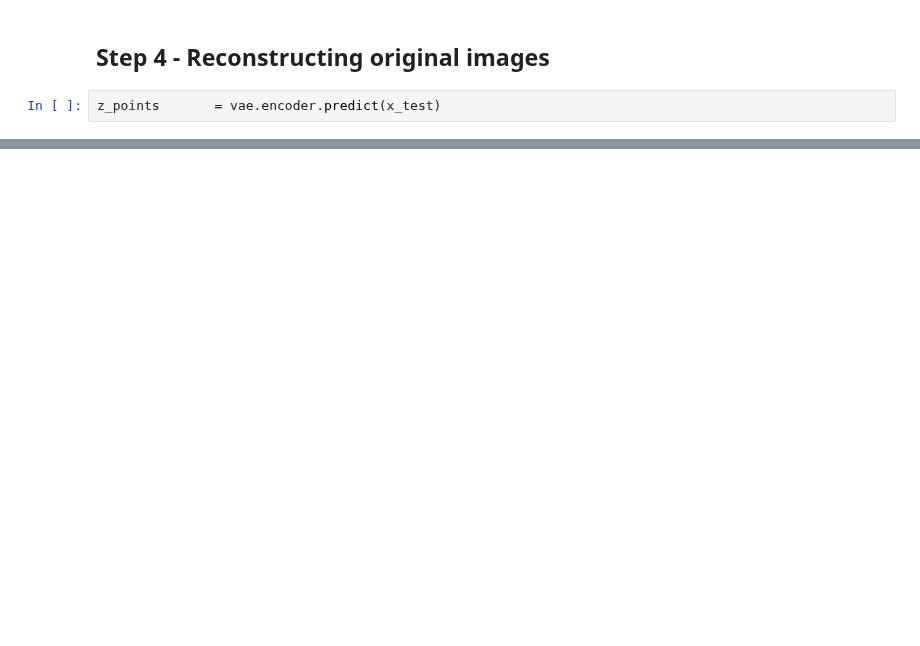
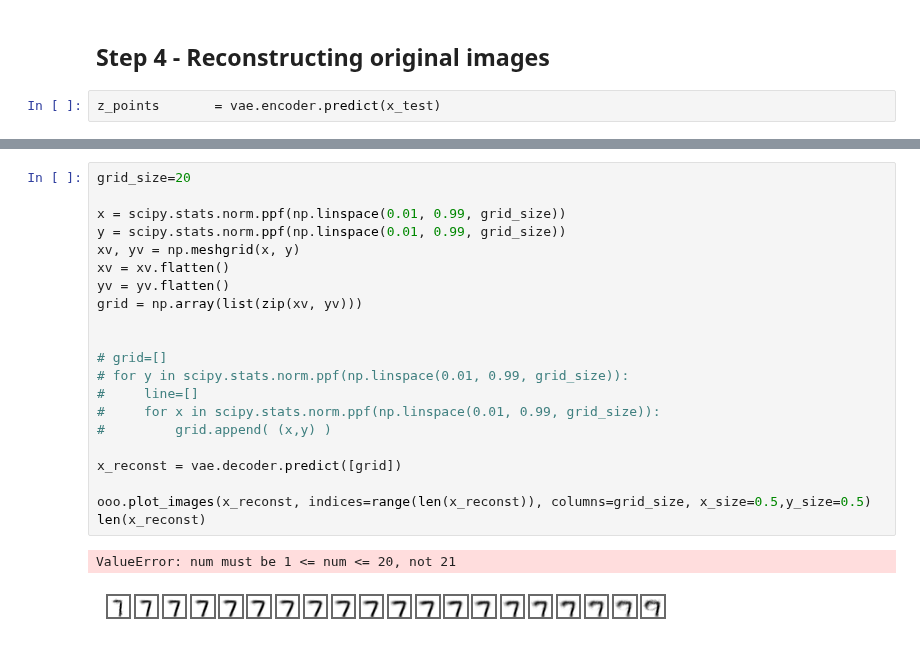
Before and after one commit to Jean-Christ1/Deep-Learning-with-Keras-and-Tensorflow, a Jupyter notebook: VAE/02-VAE-with-MNIST-post.ipynb, the cells around one changed output, grey strips where cells are left out. Cells and saved outputs as stored; diff of their text form; blank space fills up the shorter version.

```diff
--- a/VAE/02-VAE-with-MNIST-post.ipynb
+++ b/VAE/02-VAE-with-MNIST-post.ipynb
@@ -126,0 +136,24 @@ no
+# %%
+grid_size=20
+
+x = scipy.stats.norm.ppf(np.linspace(0.01, 0.99, grid_size))
+y = scipy.stats.norm.ppf(np.linspace(0.01, 0.99, grid_size))
+xv, yv = np.meshgrid(x, y)
+xv = xv.flatten()
+yv = yv.flatten()
+grid = np.array(list(zip(xv, yv)))
+
+
+# grid=[]
+# for y in scipy.stats.norm.ppf(np.linspace(0.01, 0.99, grid_size)):
+#     line=[]
+#     for x in scipy.stats.norm.ppf(np.linspace(0.01, 0.99, grid_size)):
+#         grid.append( (x,y) )
+
+x_reconst = vae.decoder.predict([grid])
+
+ooo.plot_images(x_reconst, indices=range(len(x_reconst)), columns=grid_size, x_size=0.5,y_size=0.5)
+len(x_reconst)
+# %% [output]
+ValueError: num must be 1 <= num <= 20, not 21
+[figure, added]
```
Also changed, not shown: parts of 9 cells of this notebook, 1 other file.
